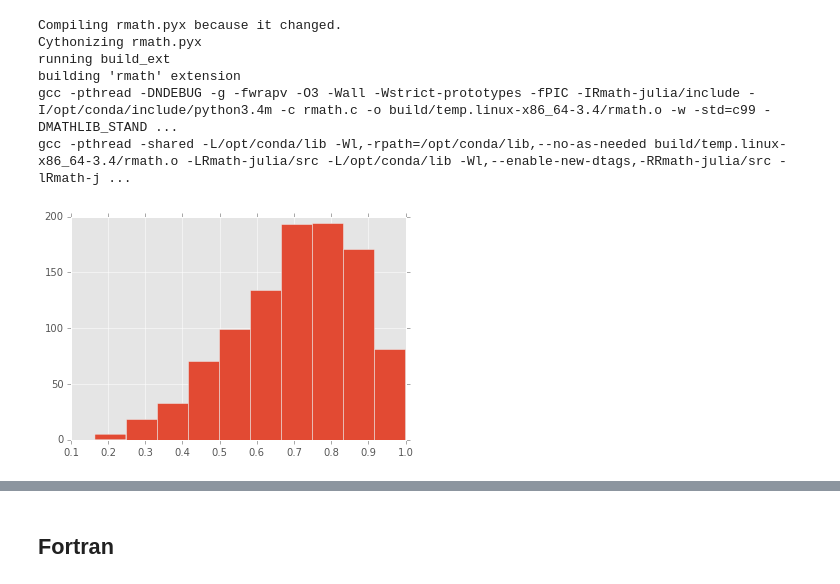
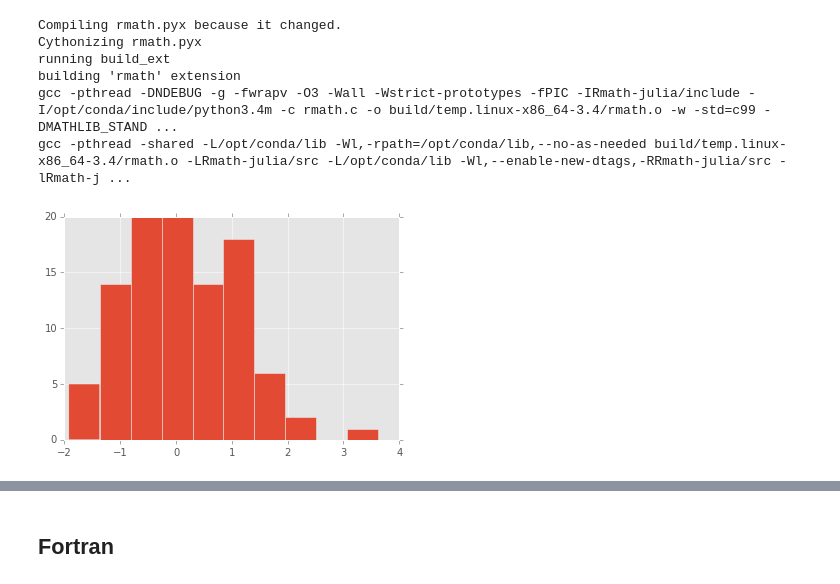
Before and after one commit to cliburn/sta-663-2016, a Jupyter notebook: lectures/B02_Foreing_Language_Interface.ipynb, the cells around one changed output, grey strips where cells are left out. Saved outputs shown, nothing was run; the diff lists cells and outputs as text; code cells hidden in the pictures.

```diff
--- a/lectures/B02_Foreing_Language_Interface.ipynb
+++ b/lectures/B02_Foreing_Language_Interface.ipynb
@@ -340,7 +358,7 @@ gcc -pthread -shared -L/opt/conda/lib -Wl,-rpath=/opt/conda/lib,--no-as-needed b
 # %%
 import rmath
 
-plt.hist([rmath.r_beta(5, 2) for i in range(1000)])
+plt.hist([rmath.rnorm_() for i in range(100)])
 pass
 # %% [output]
-[figure, old version]
+[figure, new version]
```
Also changed, not shown: parts of 9 cells of this notebook.
